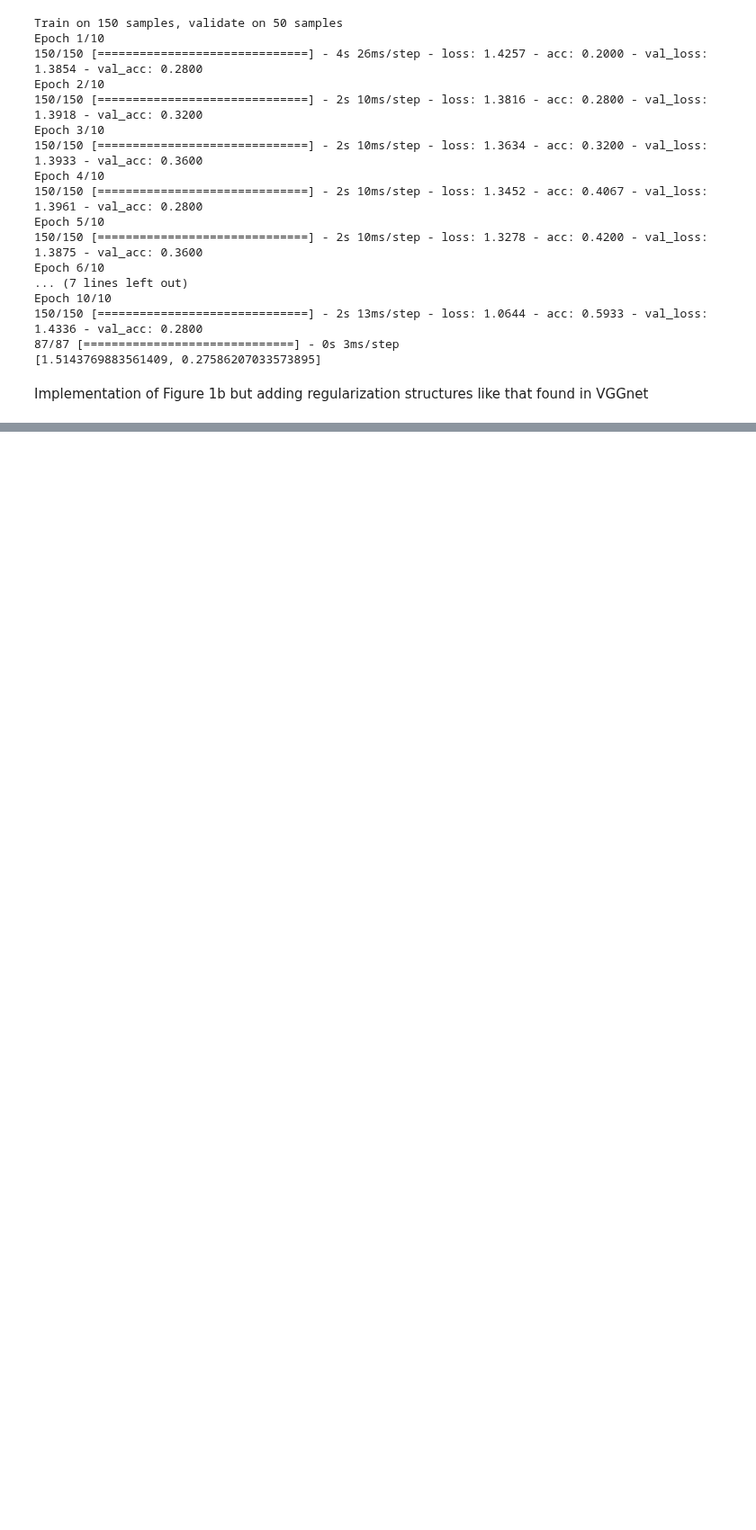
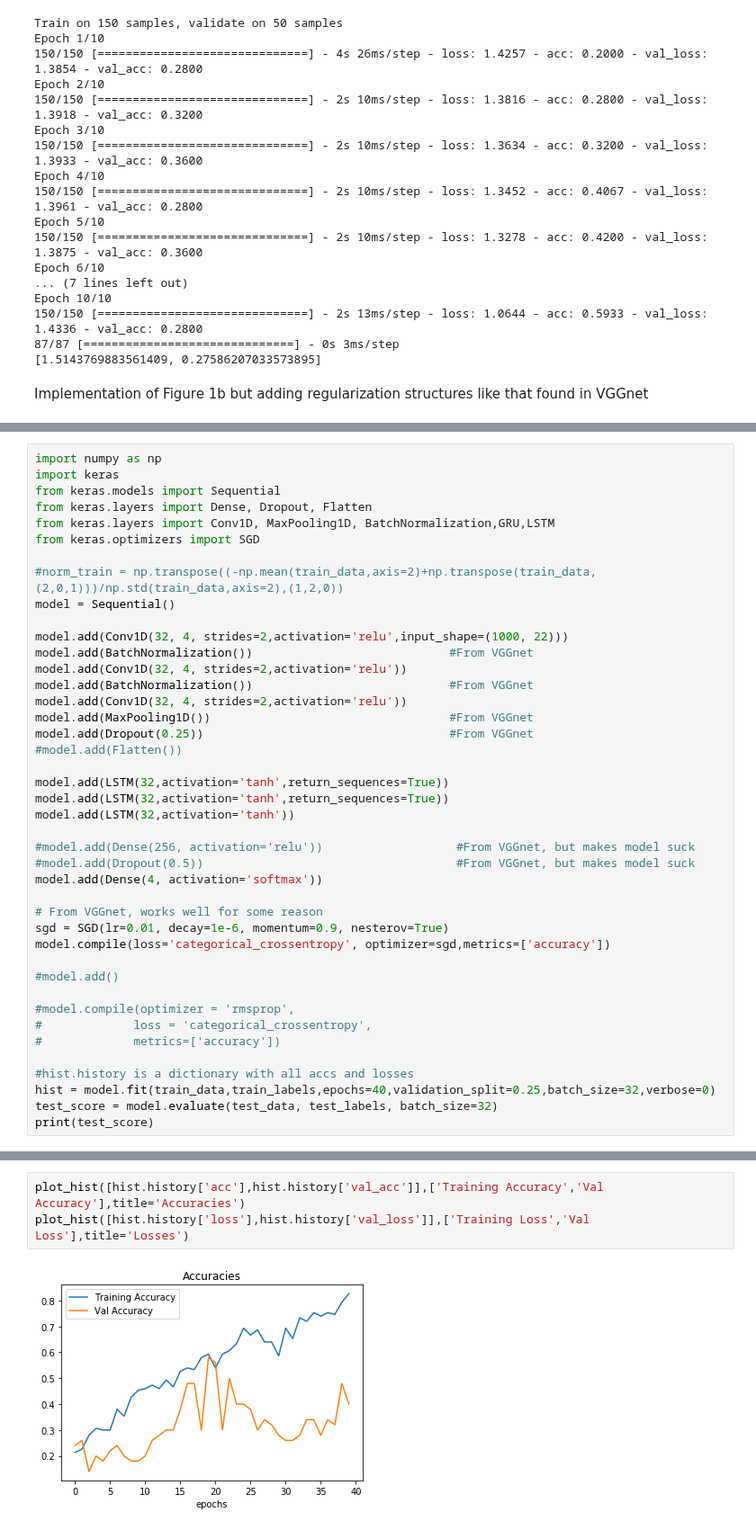
Before and after one commit to kunalpatel1793/Neural-Nets-Final-Project, a Jupyter notebook: Model.ipynb, the cells around one changed output, grey strips where cells are left out. Shown at 90% size. Cells and saved outputs as stored; diff of their text form; blank space fills up the shorter version.

```diff
--- a/Model.ipynb
+++ b/Model.ipynb
@@ -326,0 +351,42 @@ plot_hist([hist.history['loss'],hist.history['val_loss']],['Training Accuracy','
+# %%
+import numpy as np
+import keras
+from keras.models import Sequential
+from keras.layers import Dense, Dropout, Flatten
+from keras.layers import Conv1D, MaxPooling1D, BatchNormalization,GRU,LSTM
+from keras.optimizers import SGD
+
+#norm_train = np.transpose((-np.mean(train_data,axis=2)+np.transpose(train_data,(2,0,1)))/np.std(train_data,axis=2),(1,2,0))
+model = Sequential()
+
+model.add(Conv1D(32, 4, strides=2,activation='relu',input_shape=(1000, 22)))
+model.add(BatchNormalization())                            #From VGGnet
+model.add(Conv1D(32, 4, strides=2,activation='relu'))
+model.add(BatchNormalization())                            #From VGGnet
+model.add(Conv1D(32, 4, strides=2,activation='relu'))
+model.add(MaxPooling1D())                                  #From VGGnet
+model.add(Dropout(0.25))                                   #From VGGnet
+#model.add(Flatten())
+
+model.add(LSTM(32,activation='tanh',return_sequences=True))
+model.add(LSTM(32,activation='tanh',return_sequences=True))
+model.add(LSTM(32,activation='tanh'))
+
+#model.add(Dense(256, activation='relu'))                   #From VGGnet, but makes model suck
+#model.add(Dropout(0.5))                                    #From VGGnet, but makes model suck
+model.add(Dense(4, activation='softmax'))
+
+# From VGGnet, works well for some reason
+sgd = SGD(lr=0.01, decay=1e-6, momentum=0.9, nesterov=True)
+model.compile(loss='categorical_crossentropy', optimizer=sgd,metrics=['accuracy'])
+
+#model.add()
+
+#model.compile(optimizer = 'rmsprop',
+#             loss = 'categorical_crossentropy',
+#             metrics=['accuracy'])
+
+#hist.history is a dictionary with all accs and losses
+hist = model.fit(train_data,train_labels,epochs=40,validation_split=0.25,batch_size=32,verbose=0)
+test_score = model.evaluate(test_data, test_labels, batch_size=32)
+print(test_score)
@@ -326,0 +396,5 @@ plot_hist([hist.history['loss'],hist.history['val_loss']],['Training Accuracy','
+# %%
+plot_hist([hist.history['acc'],hist.history['val_acc']],['Training Accuracy','Val Accuracy'],title='Accuracies')
+plot_hist([hist.history['loss'],hist.history['val_loss']],['Training Loss','Val Loss'],title='Losses')
+# %% [output]
+[figure, added]
```
Also changed, not shown: parts of 16 cells of this notebook.
